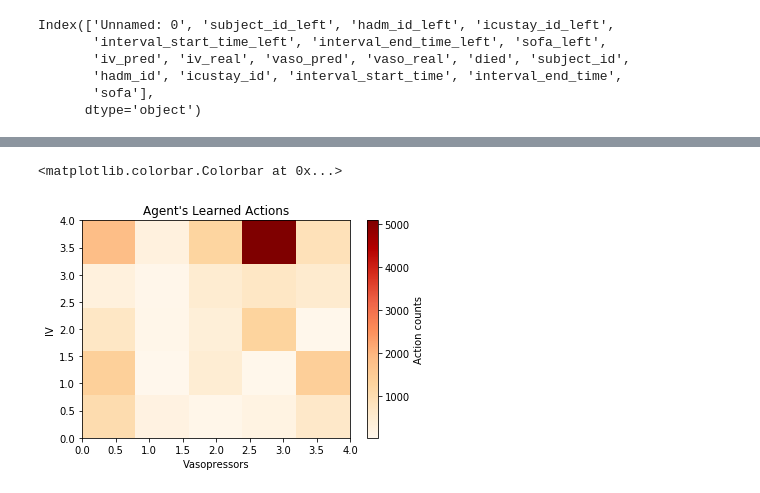
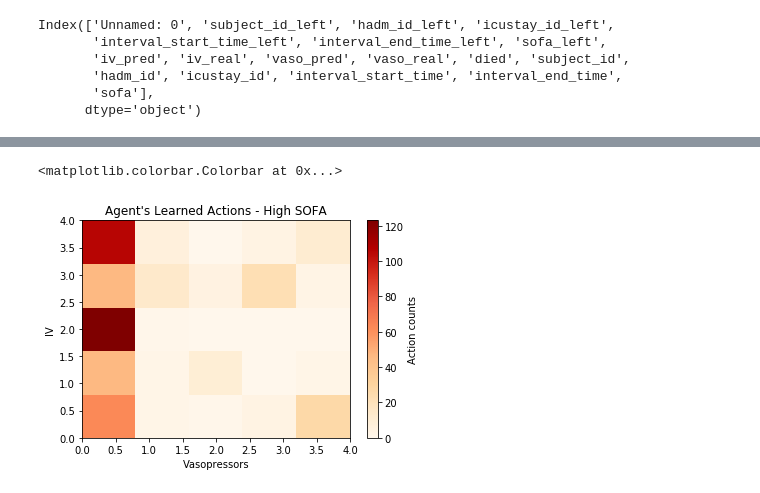
Before and after one commit to akiani/rlsepsis234, a Jupyter notebook: notebooks/plots.ipynb, the cells around one changed output, grey strips where cells are left out. Saved outputs shown, nothing was run; the diff lists cells and outputs as text; code cells hidden in the pictures.

```diff
--- a/notebooks/plots.ipynb
+++ b/notebooks/plots.ipynb
@@ -10,9 +10,9 @@ import numpy as np
 import matplotlib.pyplot as plt
 import seaborn as sns
 # %%
-action_df = pd.read_csv("/Users/amir/code/rlsepsis234/cs238_sepsis_rl/data/action_df.csv")
-df_orig = pd.read_csv("/Users/amir/code/rlsepsis234/cs238_sepsis_rl/data/test_state_action_reward_df_no_scale.csv")
-df_results = pd.read_csv("/Users/amir/Downloads/pred_real_compare_new")
+action_df = pd.read_csv("/Users/tding/cs234/rlsepsis234/data3/action_df.csv")
+df_orig = pd.read_csv("/Users/tding/cs234/rlsepsis234/data3/test_state_action_reward_df_no_scale.csv")
+df_results = pd.read_csv("/Users/tding/cs234/rlsepsis234/results/final_dqn_offpol/20190317T171114_2k_steps/pred_real_compare20190317T171145")
 # %%
 inv_action_map = {}
 count = 0
@@ -134,4 +114,2 @@ plt.hist(data.sofa)
 # %%
-med_sofa = data[data['sofa'].between(5, 15, inclusive=True)]
-
-graph("Physician's Actions - Med SOFA", med_sofa.iv_real, med_sofa.vaso_real)
+high_sofa = data[data['sofa'].between(15, 20, inclusive=True)]
@@ -144,9 +125,9 @@ graph("Agent's Actions - Med SOFA", med_sofa.vaso_pred, med_sofa.iv_pred)
 # %%
-plt.hist2d(data.iv_pred, data.vaso_pred, bins=5, cmap='OrRd')
-plt.title("Agent's Learned Actions")
+plt.hist2d(high_sofa.vaso_pred, high_sofa.iv_pred, bins=5, cmap='OrRd')
+plt.title("Agent's Learned Actions - High SOFA")
 plt.ylabel("IV")
 plt.xlabel("Vasopressors")
 plt.colorbar(label = "Action counts")
 # %% [output]
 <matplotlib.colorbar.Colorbar at 0x...>
-[figure, old version]
+[figure, new version]
```
Also changed, not shown: parts of 31 cells of this notebook.
